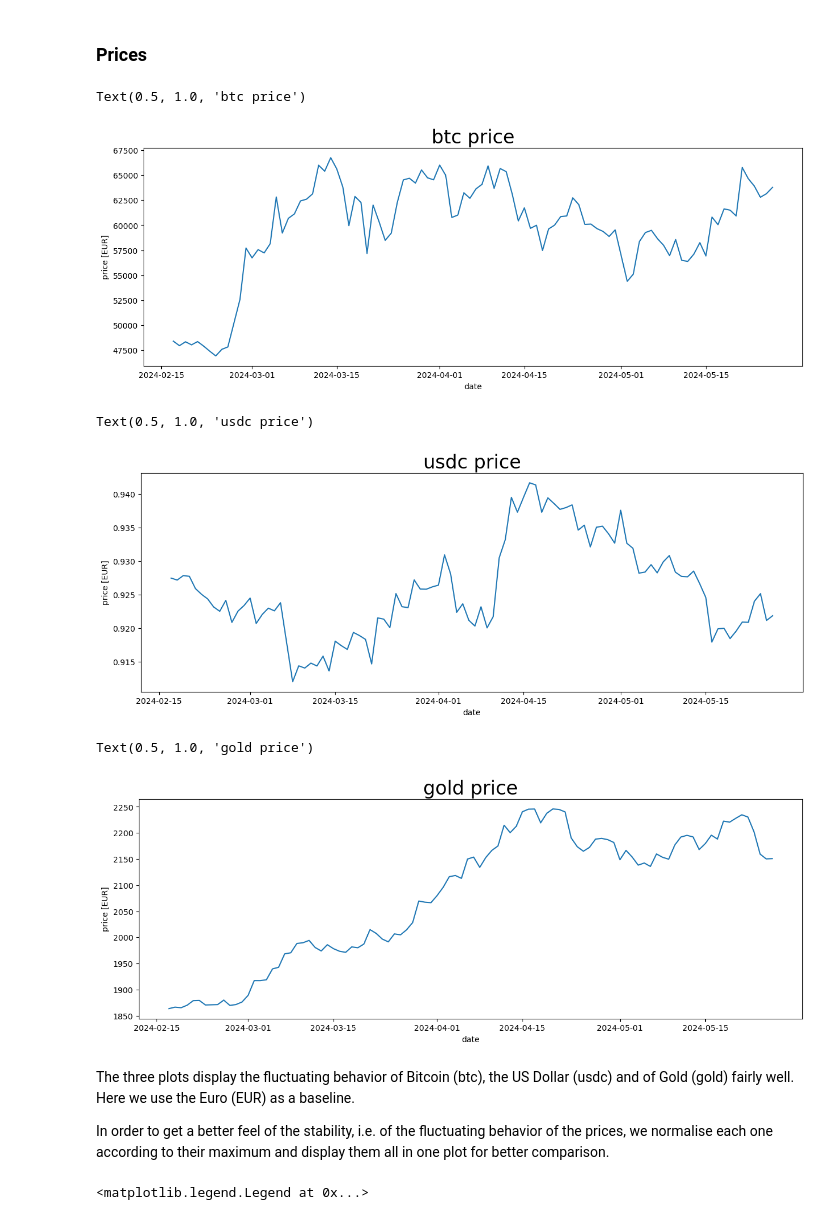
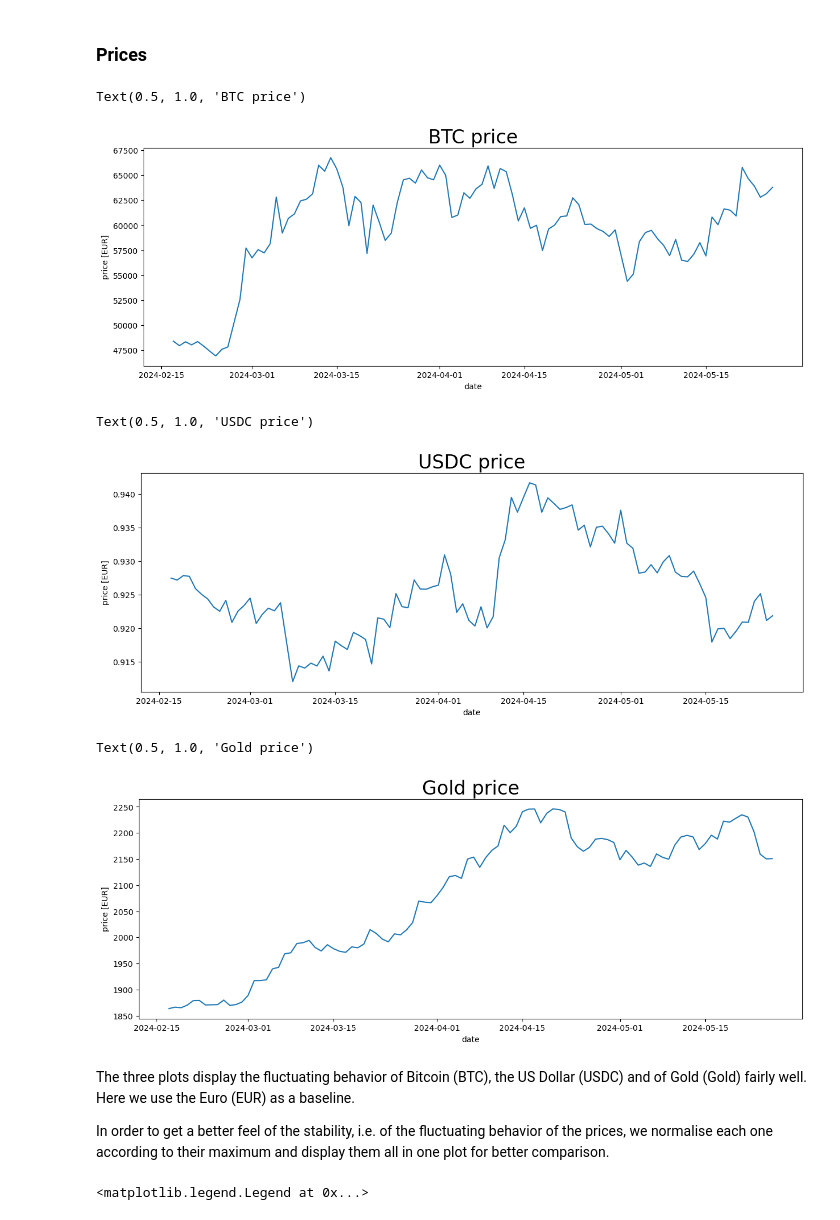
Before and after one commit to dHuberYoumans/time_series_analysis, a Jupyter notebook: time_series.ipynb, the cells around one changed output. Cells and saved outputs as stored; diff of their text form; code cells hidden in the pictures.

```diff
--- a/time_series.ipynb
+++ b/time_series.ipynb
@@ -171,26 +171,26 @@ After having cleaned our data, let us have a qucik look at them.
 # %%
 ax = btc_close.closing_price.plot(figsize=(15,5))
 ax.set_ylabel('price [EUR]')
-plt.title('btc price',fontsize=24)
+plt.title('BTC price',fontsize=24)
 # %% [output]
-Text(0.5, 1.0, 'btc price')
+Text(0.5, 1.0, 'BTC price')
 [figure]
 # %%
 ax = usdc_close.closing_price.plot(figsize=(15,5))
 ax.set_ylabel('price [EUR]')
-plt.title('usdc price',fontsize=24)
+plt.title('USDC price',fontsize=24)
 # %% [output]
-Text(0.5, 1.0, 'usdc price')
+Text(0.5, 1.0, 'USDC price')
-[figure, old version]
+[figure, new version]
 # %%
 ax = gold_close.closing_price.plot(figsize=(15,5))
 ax.set_ylabel('price [EUR]')
-plt.title('gold price',fontsize=24)
+plt.title('Gold price',fontsize=24)
 # %% [output]
-Text(0.5, 1.0, 'gold price')
+Text(0.5, 1.0, 'Gold price')
 [figure]
 # %% [markdown]
-The three plots display the fluctuating behavior of Bitcoin (btc), the US Dollar (usdc) and of Gold (gold) fairly well. Here we use the Euro (EUR) as a baseline.
+The three plots display the fluctuating behavior of Bitcoin (BTC), the US Dollar (USDC) and of Gold (Gold) fairly well. Here we use the Euro (EUR) as a baseline.
 
 In order to get a better feel of the stability, i.e. of the fluctuating behavior of the prices, we normalise each one according to their maximum and display them all in one plot for better comparison.
 # %%
```
Also changed, not shown: parts of 42 cells of this notebook.
